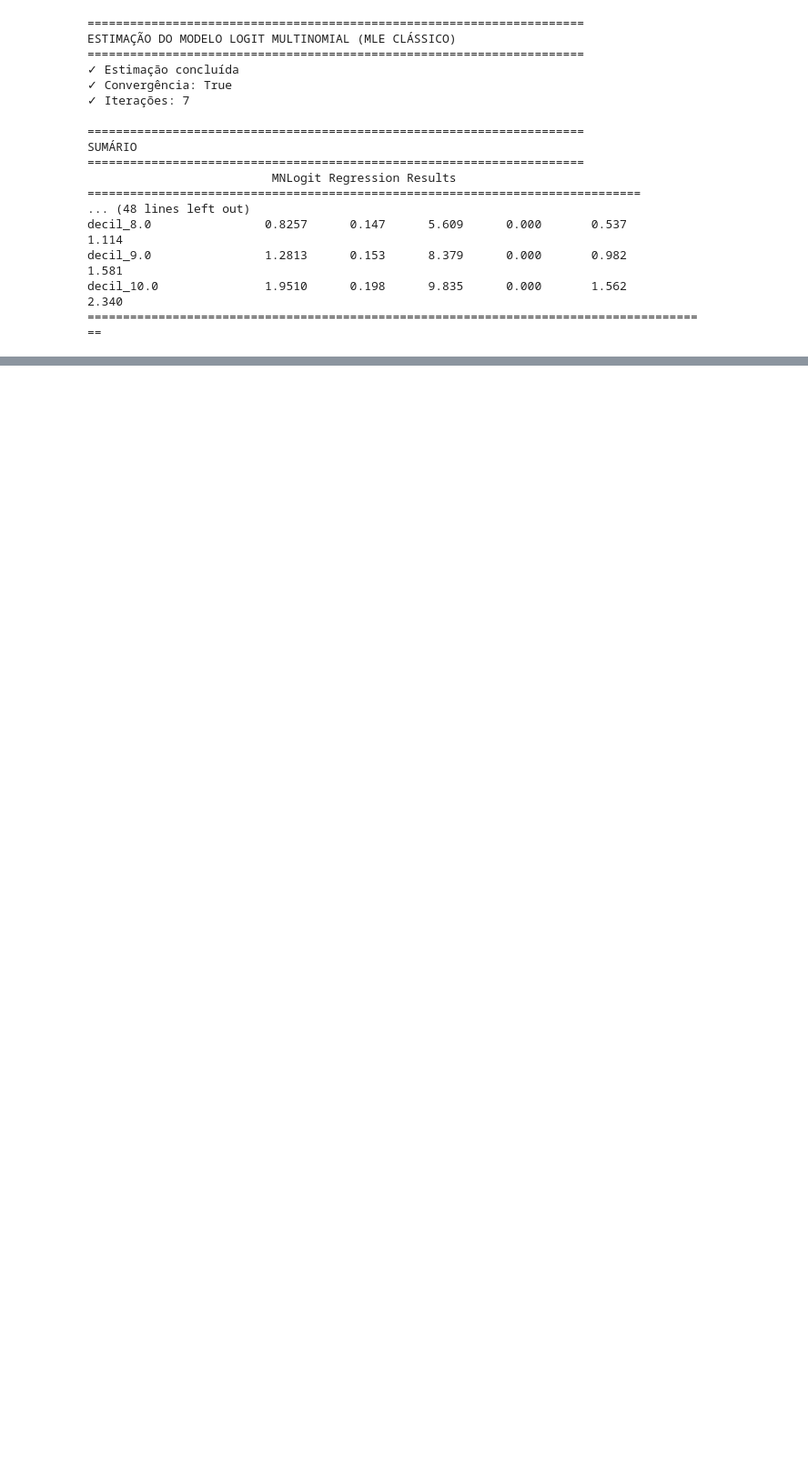
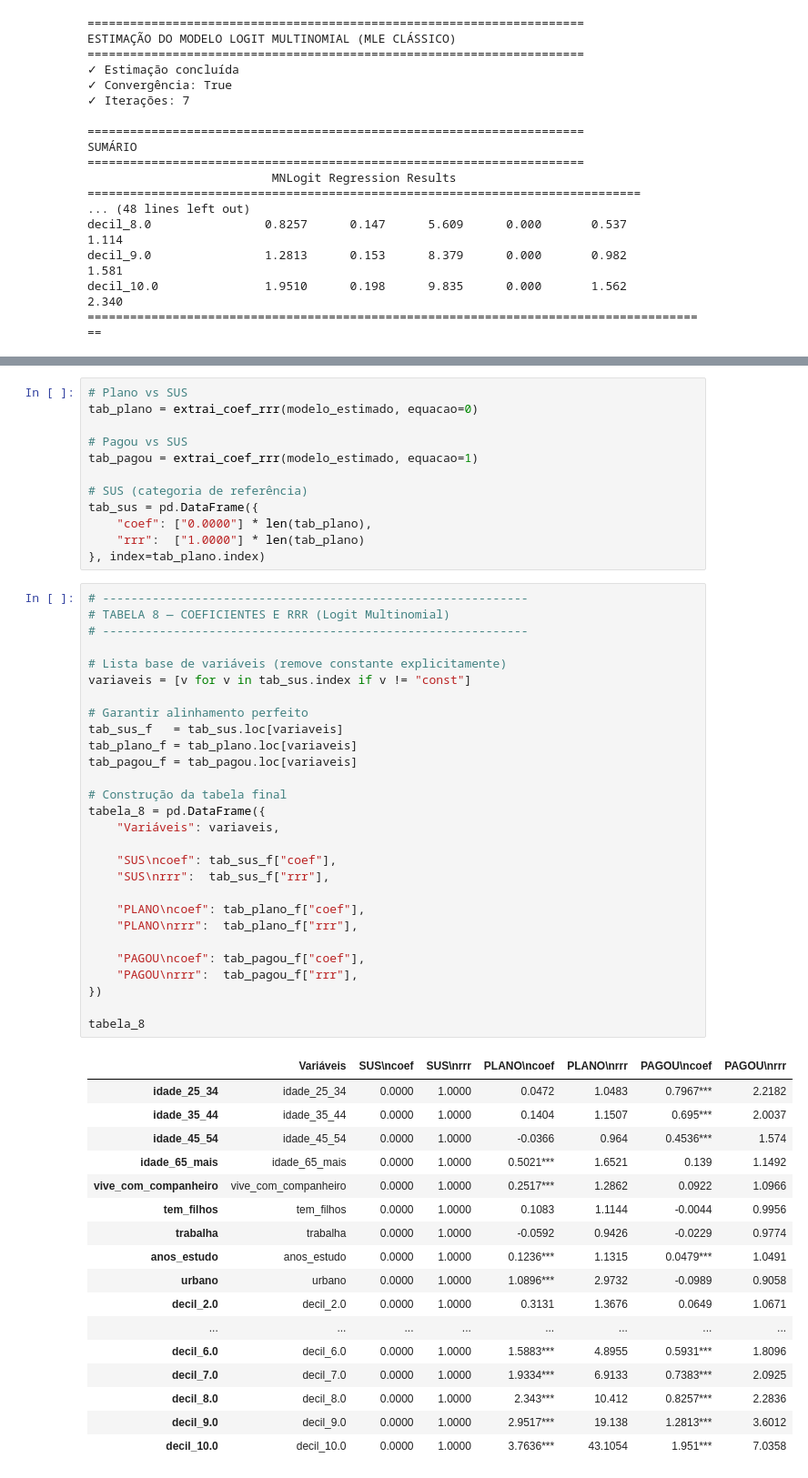
Before and after one commit to DSEduhpy/pns_analysis_2013_2019, a Jupyter notebook: notebooks/08_Tabela08_final.ipynb, the cells around one changed output, grey strips where cells are left out. Shown at 91% size. Drawn from its saved outputs; the diff is of its cells as text; blank space fills up the shorter version.

Commit message:
Tabela criada com sucesso! Coluna SUS é a categoria de referência para a criação da tabela!

```diff
--- a/notebooks/08_Tabela08_final.ipynb
+++ b/notebooks/08_Tabela08_final.ipynb
@@ -462,0 +488,58 @@ decil_10.0               1.9510      0.198      9.835      0.000       1.562
+# %%
+# Plano vs SUS
+tab_plano = extrai_coef_rrr(modelo_estimado, equacao=0)
+
+# Pagou vs SUS
+tab_pagou = extrai_coef_rrr(modelo_estimado, equacao=1)
+
+# SUS (categoria de referência)
+tab_sus = pd.DataFrame({
+    "coef": ["0.0000"] * len(tab_plano),
+    "rrr":  ["1.0000"] * len(tab_plano)
+}, index=tab_plano.index)
+# %%
+# ------------------------------------------------------------
+# TABELA 8 — COEFICIENTES E RRR (Logit Multinomial)
+# ------------------------------------------------------------
+
+# Lista base de variáveis (remove constante explicitamente)
+variaveis = [v for v in tab_sus.index if v != "const"]
+
+# Garantir alinhamento perfeito
+tab_sus_f   = tab_sus.loc[variaveis]
+tab_plano_f = tab_plano.loc[variaveis]
+tab_pagou_f = tab_pagou.loc[variaveis]
+
+# Construção da tabela final
+tabela_8 = pd.DataFrame({
+    "Variáveis": variaveis,
+
+    "SUS\ncoef": tab_sus_f["coef"],
+    "SUS\nrrr":  tab_sus_f["rrr"],
+
+    "PLANO\ncoef": tab_plano_f["coef"],
+    "PLANO\nrrr":  tab_plano_f["rrr"],
+
+    "PAGOU\ncoef": tab_pagou_f["coef"],
+    "PAGOU\nrrr":  tab_pagou_f["rrr"],
+})
+
+tabela_8
+# %% [output]
+|  | Variáveis | SUS\ncoef | SUS\nrrr | PLANO\ncoef | PLANO\nrrr | PAGOU\ncoef | PAGOU\nrrr |
+| idade_25_34 | idade_25_34 | 0.0000 | 1.0000 | 0.0472 | 1.0483 | 0.7967*** | 2.2182 |
+| idade_35_44 | idade_35_44 | 0.0000 | 1.0000 | 0.1404 | 1.1507 | 0.695*** | 2.0037 |
+| idade_45_54 | idade_45_54 | 0.0000 | 1.0000 | -0.0366 | 0.964 | 0.4536*** | 1.574 |
+| idade_65_mais | idade_65_mais | 0.0000 | 1.0000 | 0.5021*** | 1.6521 | 0.139 | 1.1492 |
+| vive_com_companheiro | vive_com_companheiro | 0.0000 | 1.0000 | 0.2517*** | 1.2862 | 0.0922 | 1.0966 |
+| tem_filhos | tem_filhos | 0.0000 | 1.0000 | 0.1083 | 1.1144 | -0.0044 | 0.9956 |
+| trabalha | trabalha | 0.0000 | 1.0000 | -0.0592 | 0.9426 | -0.0229 | 0.9774 |
+| anos_estudo | anos_estudo | 0.0000 | 1.0000 | 0.1236*** | 1.1315 | 0.0479*** | 1.0491 |
+| urbano | urbano | 0.0000 | 1.0000 | 1.0896*** | 2.9732 | -0.0989 | 0.9058 |
+| decil_2.0 | decil_2.0 | 0.0000 | 1.0000 | 0.3131 | 1.3676 | 0.0649 | 1.0671 |
+| ... | ... | ... | ... | ... | ... | ... | ... |
+| decil_6.0 | decil_6.0 | 0.0000 | 1.0000 | 1.5883*** | 4.8955 | 0.5931*** | 1.8096 |
+| decil_7.0 | decil_7.0 | 0.0000 | 1.0000 | 1.9334*** | 6.9133 | 0.7383*** | 2.0925 |
+| decil_8.0 | decil_8.0 | 0.0000 | 1.0000 | 2.343*** | 10.412 | 0.8257*** | 2.2836 |
+| decil_9.0 | decil_9.0 | 0.0000 | 1.0000 | 2.9517*** | 19.138 | 1.2813*** | 3.6012 |
+| decil_10.0 | decil_10.0 | 0.0000 | 1.0000 | 3.7636*** | 43.1054 | 1.951*** | 7.0358 |
```
Also changed, not shown: parts of 1 cell of this notebook, 1 other file.
